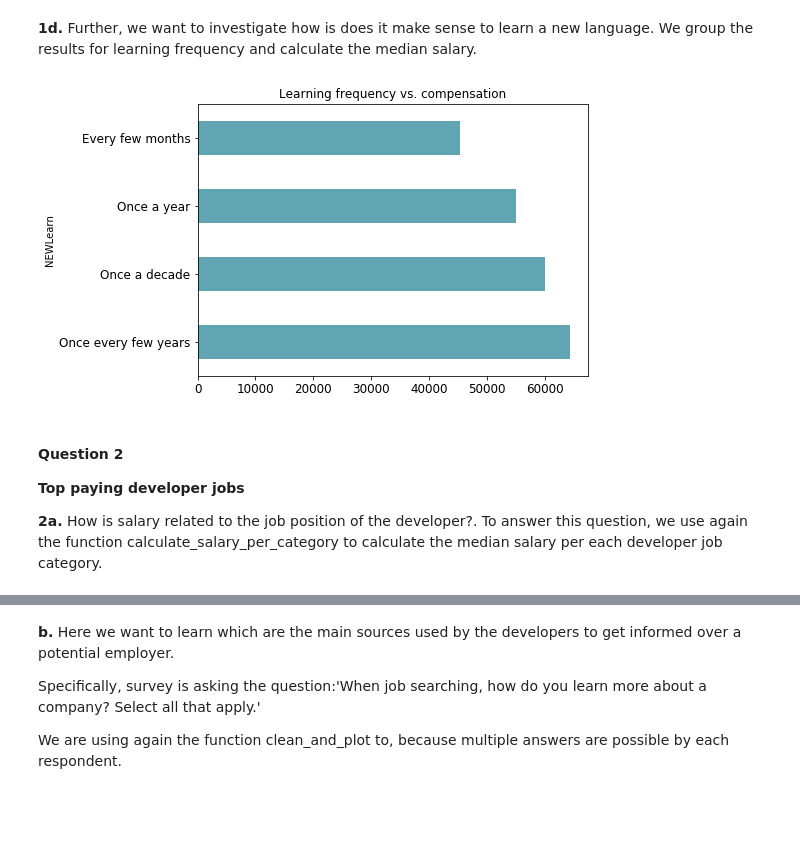
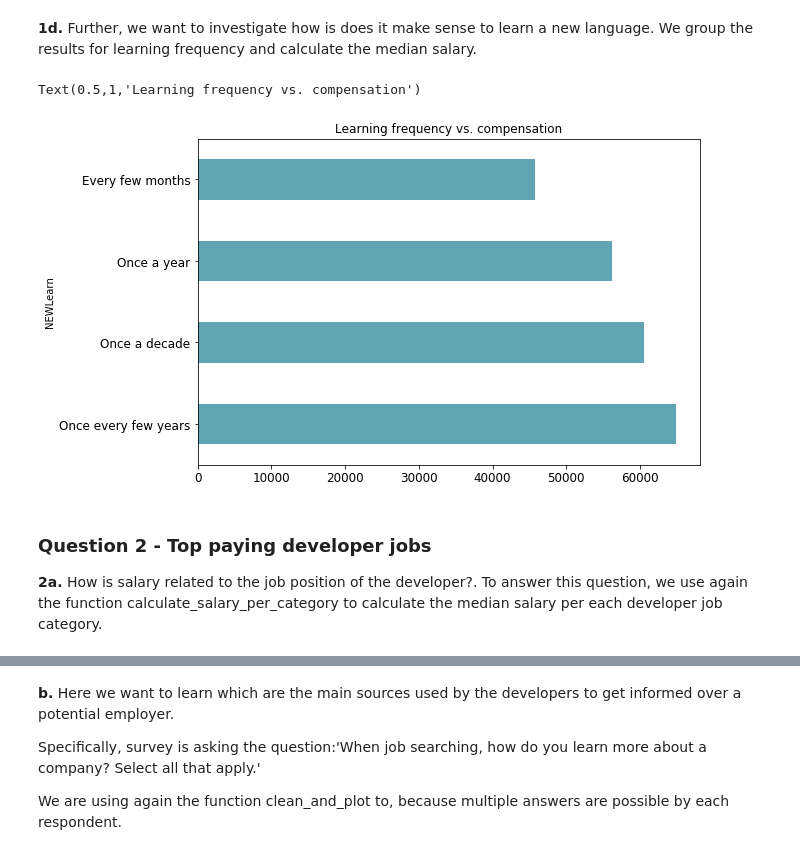
Before and after one commit to lsiafara/Data-Science-Blog-Post, a Jupyter notebook: How to level up your career.ipynb, the cells around one changed output, grey strips where cells are left out. Saved outputs shown, nothing was run; the diff lists cells and outputs as text; code cells hidden in the pictures; blank space fills up the shorter version.

```diff
--- a/How to level up your career.ipynb
+++ b/How to level up your career.ipynb
@@ -192,0 +20,10 @@ axes = df_agg_freelancer[['Median yearly compensation']].plot(subplots=True, lay
+# %%
+import numpy as np
+import pandas as pd
+import matplotlib.pyplot as plt
+import CleanAndCount as t
+import CategoricalColumns as c
+import PolarPlot as p
+
+df = pd.read_csv('./Project1_Stackoverflow_data/survey_results_public_2020.csv')
+schema = pd.read_csv('./Project1_Stackoverflow_data/survey_results_schema_2020.csv')
@@ -192,0 +128,4 @@ axes = df_agg_freelancer[['Median yearly compensation']].plot(subplots=True, lay
+# %%
+df_lang_freq = df[['NEWLearn','ConvertedComp', 'Employment']].dropna()
+employment_mask = ['Employed full-time', 'Independent contractor, freelancer, or self-employed']
+df_lang_freq = c.filter_employment(df_lang_freq, employment_mask)
@@ -292,19 +211,15 @@ plt.savefig('Salary_vs_language_polar.png')
 # %% [markdown]
 **1d.** Further, we want to investigate how is does it make sense to learn a new language. We group the results for learning frequency and calculate the median salary.
 # %%
-df1 = df[['NEWLearn','ConvertedComp',  'Employment']].dropna()
+df_lang_freq = df_lang_freq.groupby('NEWLearn').median().sort_values(by='ConvertedComp', ascending=False)
 
-df1 = df1.groupby('NEWLearn').median().sort_values(by='ConvertedComp', ascending=False)
-
-fig = df1.plot(kind="barh", legend=None, color='#61a4b2', figsize=(7,5), fontsize=12)
+fig = df_lang_freq.plot(kind="barh", legend=None, color='#61a4b2', figsize=(9,6), fontsize=12)
 plt.title("Learning frequency vs. compensation")
 #plt.box('off')
-
-plt.savefig('Salary_vs_language_polar.png')
 # %% [output]
+Text(0.5,1,'Learning frequency vs. compensation')
-[figure, old version]
+[figure, new version]
 # %% [markdown]
-#### Question 2
-**Top paying developer jobs**
+### Question 2 - Top paying developer jobs
 
 **2a.** How is salary related to the job position of the developer?. To answer this question, we use again the function calculate_salary_per_category to calculate the median salary per each developer job category.
```
Also changed, not shown: parts of 58 cells of this notebook, 3 other files.
